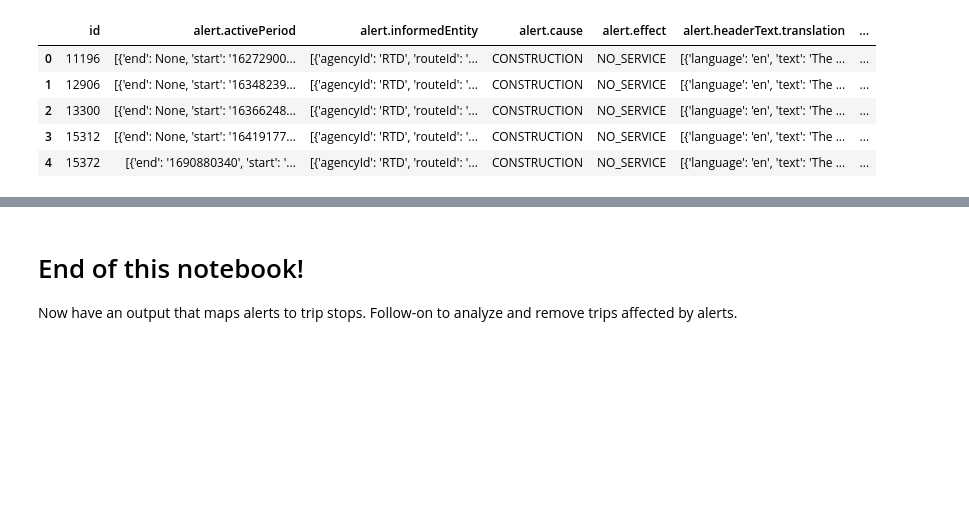
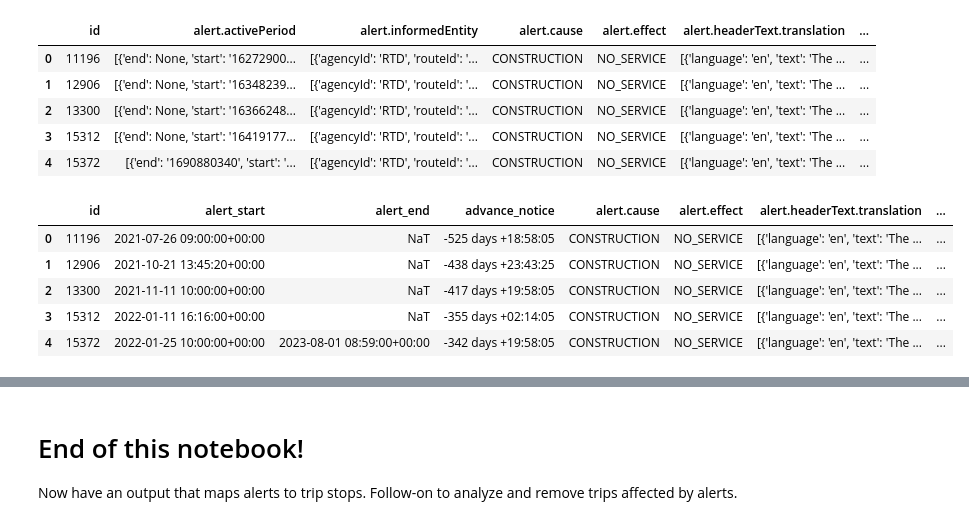
Before and after one commit to thatmushroom/rtd-ghost-buses, a Jupyter notebook: data_analysis/notebooks/gtfs_schedule_incorporate_alerts.ipynb, the cells around one changed output, grey strips where cells are left out. Cells and saved outputs as stored; diff of their text form; code cells hidden in the pictures; blank space fills up the shorter version.

Commit message:
Updated to include alert text

```diff
--- a/data_analysis/notebooks/gtfs_schedule_incorporate_alerts.ipynb
+++ b/data_analysis/notebooks/gtfs_schedule_incorporate_alerts.ipynb
@@ -200,18 +201,19 @@ alerts_deduped_df.head()
 # Drop duplicates to cover for cases where the alerts repeat the same info
 
 alerts_deduped_df['affected_stops_list'].explode() # index is numeric index, not alert id.
-alerts_cols = ['id','alert_start', 'alert_end','advance_notice','alert.cause', 'alert.effect']
+alerts_cols = ['id','alert_start', 'alert_end','advance_notice','alert.cause', 'alert.effect', 'alert.headerText.translation', 'alert.descriptionText.translation']
+alerts_duplicate_cols = ['id','alert_start', 'alert_end','advance_notice','alert.cause', 'alert.effect']
 affected_stops_df = alerts_deduped_df[alerts_cols].merge(alerts_deduped_df['affected_stops_list'].explode(), left_index = True, right_index = True)
 affected_stops_df['affected_stops_list'] = affected_stops_df['affected_stops_list'].astype(str)
-affected_stops_df = affected_stops_df.drop_duplicates()
+affected_stops_df = affected_stops_df.drop_duplicates(alerts_duplicate_cols)
 
 affected_trips_df = alerts_deduped_df[alerts_cols].merge(alerts_deduped_df['affected_trips_list'].explode(), left_index = True, right_index = True)
 affected_trips_df['affected_trips_list'] = affected_trips_df['affected_trips_list'].astype(str)
-affected_stops_df = affected_stops_df.drop_duplicates()
+affected_stops_df = affected_stops_df.drop_duplicates(alerts_duplicate_cols)
 
 affected_routes_df = alerts_deduped_df[alerts_cols].merge(alerts_deduped_df['affected_routes_list'].explode(), left_index = True, right_index = True)
 affected_routes_df['affected_routes_list'] = affected_routes_df['affected_routes_list'].astype(str)
-affected_routes_df = affected_routes_df.drop_duplicates()
+affected_routes_df = affected_routes_df.drop_duplicates(alerts_duplicate_cols)
 # %%
 # Add flag by first converting to something I can run a sql query on:
 # Convert to relations
@@ -232,3 +253,12 @@ import duckdb
+# %%
+affected_stops_df.head()
+# %% [output]
+|  | id | alert_start | alert_end | advance_notice | alert.cause | alert.effect | alert.headerText.translation | ... |
+| 0 | 11196 | 2021-07-26 09:00:00+00:00 | NaT | -525 days +18:58:05 | CONSTRUCTION | NO_SERVICE | [{'language': 'en', 'text': 'The ... | ... |
+| 1 | 12906 | 2021-10-21 13:45:20+00:00 | NaT | -438 days +23:43:25 | CONSTRUCTION | NO_SERVICE | [{'language': 'en', 'text': 'The ... | ... |
+| 2 | 13300 | 2021-11-11 10:00:00+00:00 | NaT | -417 days +19:58:05 | CONSTRUCTION | NO_SERVICE | [{'language': 'en', 'text': 'The ... | ... |
+| 3 | 15312 | 2022-01-11 16:16:00+00:00 | NaT | -355 days +02:14:05 | CONSTRUCTION | NO_SERVICE | [{'language': 'en', 'text': 'The ... | ... |
+| 4 | 15372 | 2022-01-25 10:00:00+00:00 | 2023-08-01 08:59:00+00:00 | -342 days +19:58:05 | CONSTRUCTION | NO_SERVICE | [{'language': 'en', 'text': 'The ... | ... |
 # %%
 # relational version:
 # 10 seconds to do a big merge and filter on start and end times!
```
Also changed, not shown: parts of 4 cells of this notebook.
